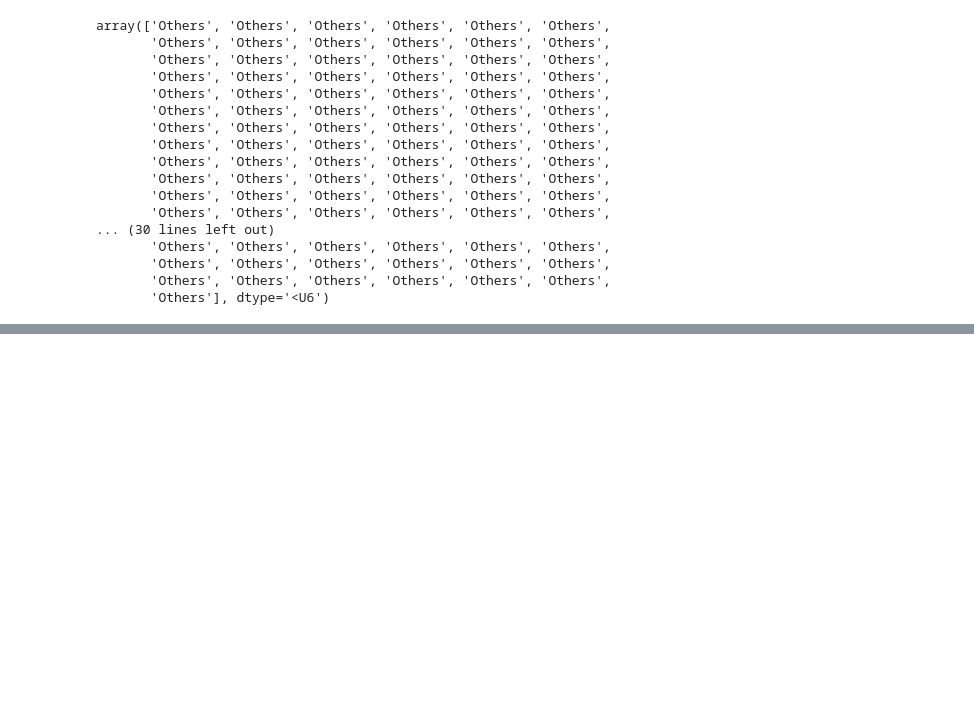
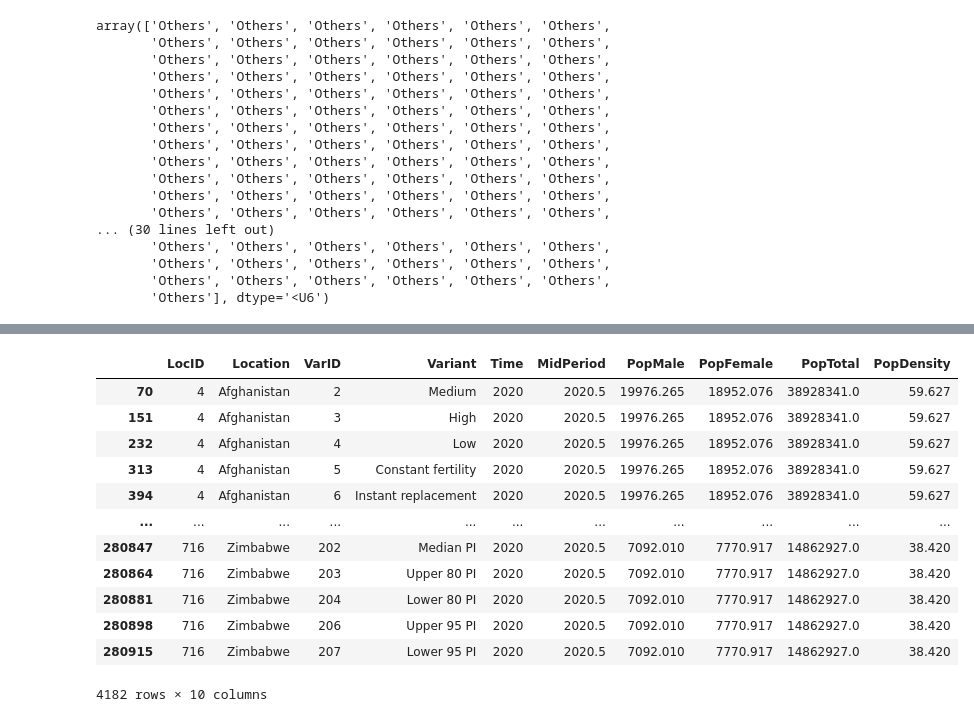
Before and after one commit to Daniel-ASG/Course_Classes, a Jupyter notebook: Data_Science_análises_para_saúde_e_medicina.ipynb, the cells around one changed output, grey strips where cells are left out. Drawn from its saved outputs; the diff is of its cells as text; code cells hidden in the pictures; blank space fills up the shorter version.

```diff
--- a/Data_Science_análises_para_saúde_e_medicina.ipynb
+++ b/Data_Science_análises_para_saúde_e_medicina.ipynb
@@ -645,0 +656,4 @@ plt.title('Casos novos com o decorrer do tempo', fontsize=20);
+# %%
+un_population = pd.read_csv('https://population.un.org/wpp/Download/Files/1_Indicators%20(Standard)/CSV_FILES/WPP2019_TotalPopulationBySex.csv')
+un_population.PopTotal = un_population.PopTotal*1000
+un_population.head()
@@ -645,0 +679,16 @@ plt.title('Casos novos com o decorrer do tempo', fontsize=20);
+# %%
+un_population.query('Time == 2020')
+# %% [output]
+|  | LocID | Location | VarID | Variant | Time | MidPeriod | PopMale | PopFemale | PopTotal | PopDensity |
+| 70 | 4 | Afghanistan | 2 | Medium | 2020 | 2020.5 | 19976.265 | 18952.076 | 38928341.0 | 59.627 |
+| 151 | 4 | Afghanistan | 3 | High | 2020 | 2020.5 | 19976.265 | 18952.076 | 38928341.0 | 59.627 |
+| 232 | 4 | Afghanistan | 4 | Low | 2020 | 2020.5 | 19976.265 | 18952.076 | 38928341.0 | 59.627 |
+| 313 | 4 | Afghanistan | 5 | Constant fertility | 2020 | 2020.5 | 19976.265 | 18952.076 | 38928341.0 | 59.627 |
+| 394 | 4 | Afghanistan | 6 | Instant replacement | 2020 | 2020.5 | 19976.265 | 18952.076 | 38928341.0 | 59.627 |
+| ... | ... | ... | ... | ... | ... | ... | ... | ... | ... | ... |
+| 280847 | 716 | Zimbabwe | 202 | Median PI | 2020 | 2020.5 | 7092.010 | 7770.917 | 14862927.0 | 38.420 |
+| 280864 | 716 | Zimbabwe | 203 | Upper 80 PI | 2020 | 2020.5 | 7092.010 | 7770.917 | 14862927.0 | 38.420 |
+| 280881 | 716 | Zimbabwe | 204 | Lower 80 PI | 2020 | 2020.5 | 7092.010 | 7770.917 | 14862927.0 | 38.420 |
+| 280898 | 716 | Zimbabwe | 206 | Upper 95 PI | 2020 | 2020.5 | 7092.010 | 7770.917 | 14862927.0 | 38.420 |
+| 280915 | 716 | Zimbabwe | 207 | Lower 95 PI | 2020 | 2020.5 | 7092.010 | 7770.917 | 14862927.0 | 38.420 |
+4182 rows × 10 columns
```
Also changed, not shown: parts of 53 cells of this notebook.
